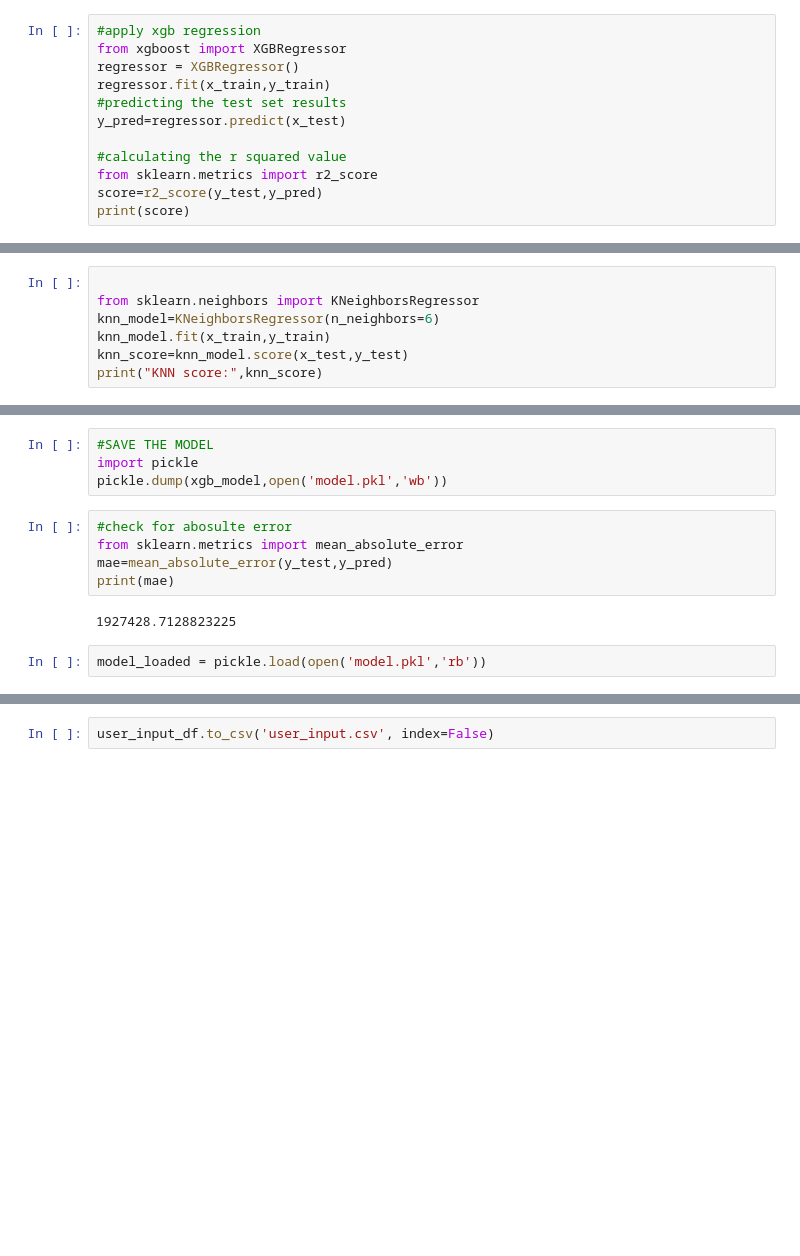
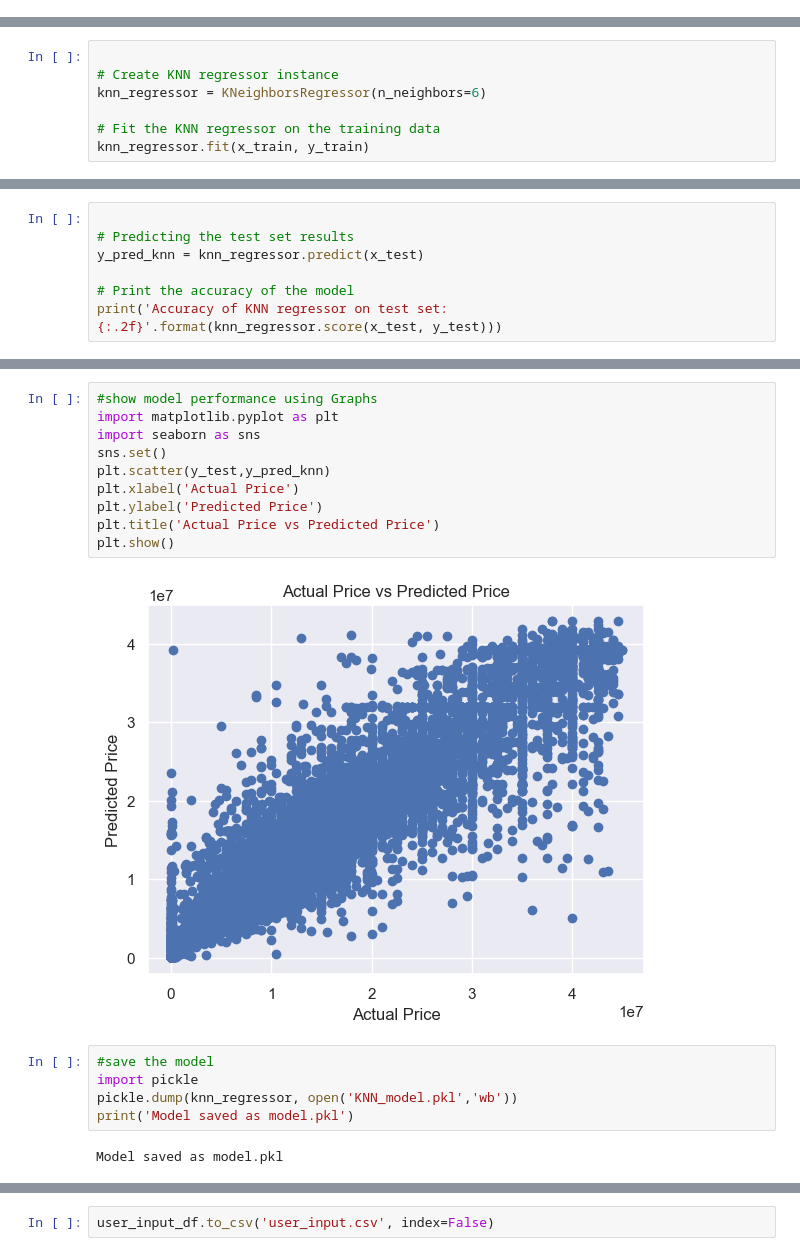
Before and after one commit to BilalZahid0/house-price-prediction, a Jupyter notebook: model.ipynb, the cells around one changed output, grey strips where cells are left out. Drawn from its saved outputs; the diff is of its cells as text; blank space fills up the shorter version.

```diff
--- a/model.ipynb
+++ b/model.ipynb
@@ -52,12 +24,0 @@ print(score)
-# %%
-#apply xgb regression
-from xgboost import XGBRegressor
-regressor = XGBRegressor()
-regressor.fit(x_train,y_train)
-#predicting the test set results
-y_pred=regressor.predict(x_test)
-
-#calculating the r squared value
-from sklearn.metrics import r2_score
-score=r2_score(y_test,y_pred)
-print(score)
@@ -66,7 +24,0 @@ print(score)
-# %%
-
-from sklearn.neighbors import KNeighborsRegressor
-knn_model=KNeighborsRegressor(n_neighbors=6)
-knn_model.fit(x_train,y_train)
-knn_score=knn_model.score(x_test,y_test)
-print("KNN score:",knn_score)
@@ -74,0 +25,7 @@ KNN score: 0.9002137455759109
+# %%
+
+# Create KNN regressor instance
+knn_regressor = KNeighborsRegressor(n_neighbors=6)
+
+# Fit the KNN regressor on the training data
+knn_regressor.fit(x_train, y_train)
@@ -74,0 +34,7 @@ KNN score: 0.9002137455759109
+# %%
+
+# Predicting the test set results
+y_pred_knn = knn_regressor.predict(x_test)
+
+# Print the accuracy of the model
+print('Accuracy of KNN regressor on test set: {:.2f}'.format(knn_regressor.score(x_test, y_test)))
@@ -75,13 +65,19 @@ KNN score: 0.9002137455759109
+# %%
+#show model performance using Graphs
+import matplotlib.pyplot as plt
+import seaborn as sns
+sns.set()
+plt.scatter(y_test,y_pred_knn)
+plt.xlabel('Actual Price')
+plt.ylabel('Predicted Price')
+plt.title('Actual Price vs Predicted Price')
+plt.show()
+# %% [output]
+[figure, added]
 # %%
-#SAVE THE MODEL
+#save the model
 import pickle
-pickle.dump(xgb_model,open('model.pkl','wb'))
+pickle.dump(knn_regressor, open('KNN_model.pkl','wb'))
+print('Model saved as model.pkl')
+# %% [output]
+Model saved as model.pkl
-# %%
-#check for abosulte error
-from sklearn.metrics import mean_absolute_error
-mae=mean_absolute_error(y_test,y_pred)
-print(mae)
-# %% [output]
-1927428.7128823225
-# %%
-model_loaded = pickle.load(open('model.pkl','rb'))
```
Also changed, not shown: parts of 16 cells of this notebook, 4 other files.
